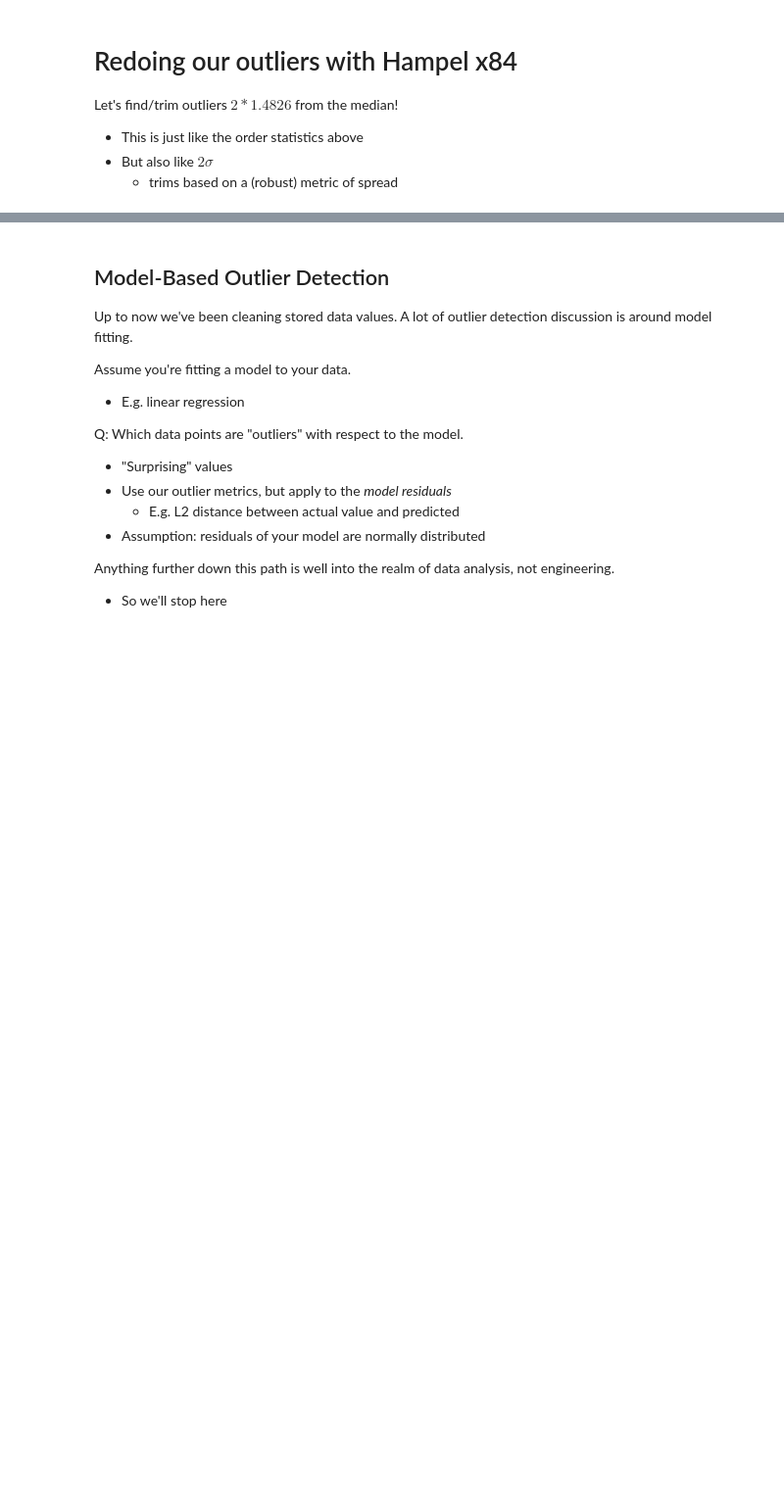
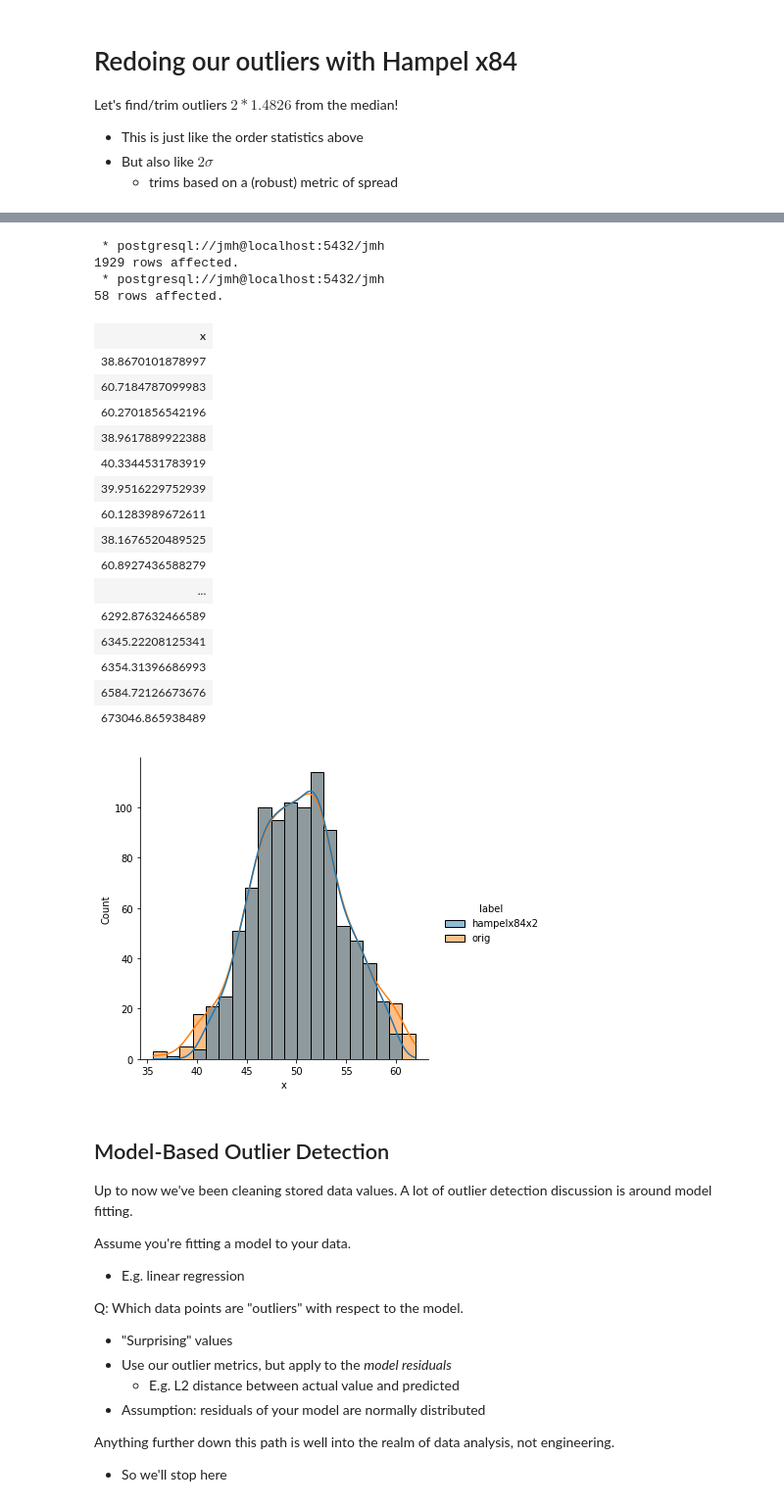
Before and after one commit to cal-data-eng/sp21, a Jupyter notebook: resources/assets/notebooks/13-DataCleaning-slides.ipynb, the cells around one changed output, grey strips where cells are left out. Shown at 98% size. Drawn from its saved outputs; the diff is of its cells as text; code cells hidden in the pictures; blank space fills up the shorter version.

```diff
--- a/resources/assets/notebooks/13-DataCleaning-slides.ipynb
+++ b/resources/assets/notebooks/13-DataCleaning-slides.ipynb
@@ -328,8 +450,30 @@ SELECT x
 # %%
 # WHERE x < 500
-results = %sql SELECT * FROM hampelx84x2_observations
+results = %sql SELECT * FROM hampelx84x2_observations WHERE x < 500
 sns.displot(results.dict(), x="x", kind='hist', hue='label', kde=True, bins=20)
 %sql SELECT * FROM Hampel84x2_outliers;
+# %% [output]
+ * postgresql://jmh@localhost:5432/jmh
+1929 rows affected.
+ * postgresql://jmh@localhost:5432/jmh
+58 rows affected.
+| x |
+| 38.8670101878997 |
+| 60.7184787099983 |
+| 60.2701856542196 |
+| 38.9617889922388 |
+| 40.3344531783919 |
+| 39.9516229752939 |
+| 60.1283989672611 |
+| 38.1676520489525 |
+| 60.8927436588279 |
+| ... |
+| 6292.87632466589 |
+| 6345.22208125341 |
+| 6354.31396686993 |
+| 6584.72126673676 |
+| 673046.865938489 |
+[figure, added]
 # %% [markdown]
 ## Model-Based Outlier Detection
 Up to now we've been cleaning stored data values. A lot of outlier detection discussion is around model fitting.
```
Also changed, not shown: parts of 36 cells of this notebook.
